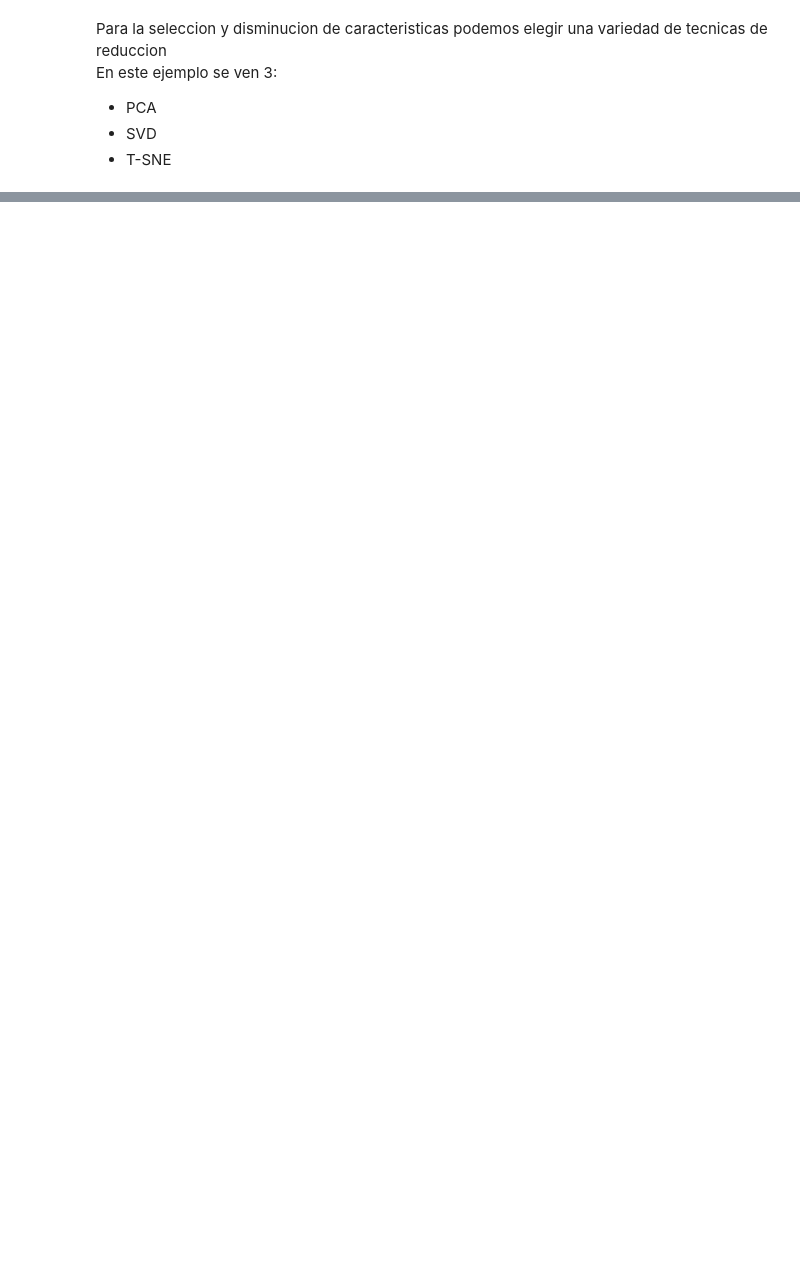
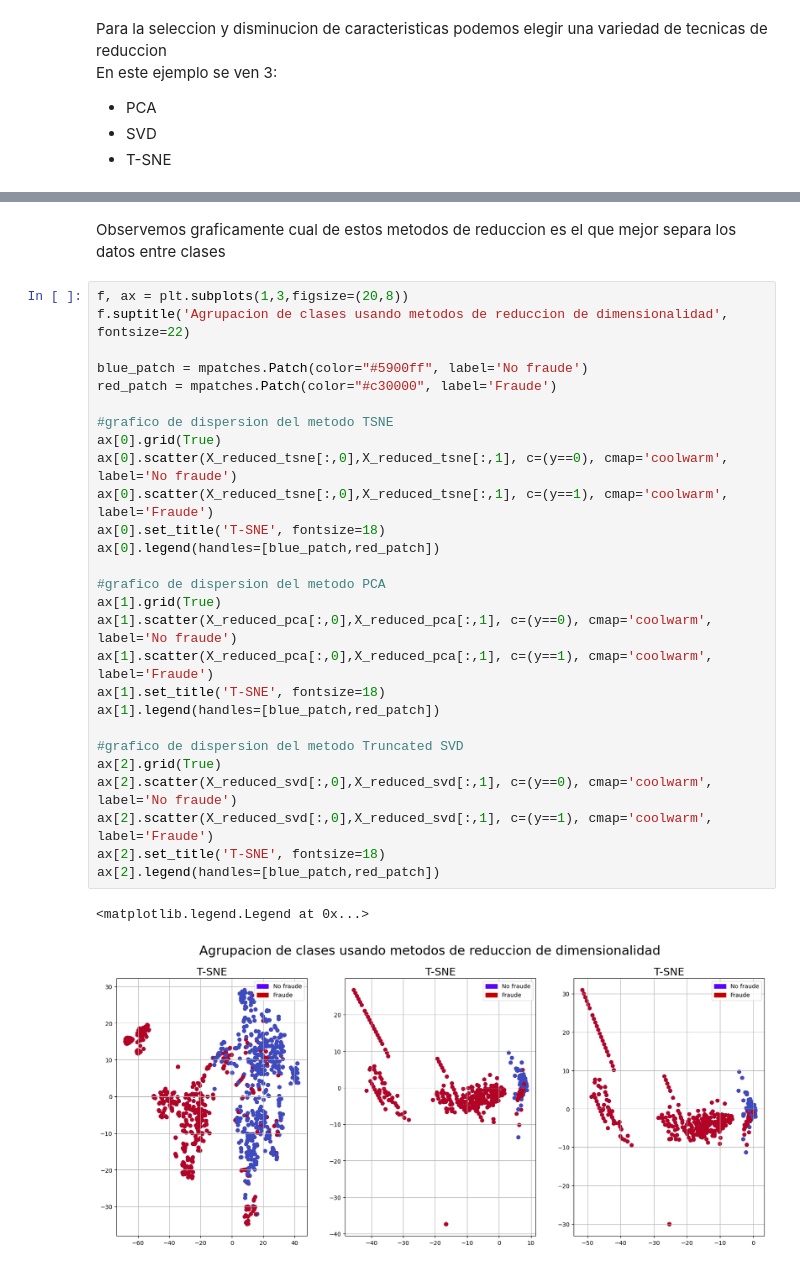
Before and after one commit to matiasbarriosled/transacciones_fraudes, a Jupyter notebook: transacciones.ipynb, the cells around one changed output, grey strips where cells are left out. Drawn from its saved outputs; the diff is of its cells as text; blank space fills up the shorter version.

```diff
--- a/transacciones.ipynb
+++ b/transacciones.ipynb
@@ -524,0 +524,32 @@ Truncated SVD llevo: 0.0018seg
+# %% [markdown]
+Observemos graficamente cual de estos metodos de reduccion es el que mejor separa los datos entre clases
+# %%
+f, ax = plt.subplots(1,3,figsize=(20,8))
+f.suptitle('Agrupacion de clases usando metodos de reduccion de dimensionalidad', fontsize=22)
+
+blue_patch = mpatches.Patch(color="#5900ff", label='No fraude')
+red_patch = mpatches.Patch(color="#c30000", label='Fraude')
+
+#grafico de dispersion del metodo TSNE
+ax[0].grid(True)
+ax[0].scatter(X_reduced_tsne[:,0],X_reduced_tsne[:,1], c=(y==0), cmap='coolwarm', label='No fraude')
+ax[0].scatter(X_reduced_tsne[:,0],X_reduced_tsne[:,1], c=(y==1), cmap='coolwarm', label='Fraude')
+ax[0].set_title('T-SNE', fontsize=18)
+ax[0].legend(handles=[blue_patch,red_patch])
+
+#grafico de dispersion del metodo PCA
+ax[1].grid(True)
+ax[1].scatter(X_reduced_pca[:,0],X_reduced_pca[:,1], c=(y==0), cmap='coolwarm', label='No fraude')
+ax[1].scatter(X_reduced_pca[:,0],X_reduced_pca[:,1], c=(y==1), cmap='coolwarm', label='Fraude')
+ax[1].set_title('T-SNE', fontsize=18)
+ax[1].legend(handles=[blue_patch,red_patch])
+
+#grafico de dispersion del metodo Truncated SVD
+ax[2].grid(True)
+ax[2].scatter(X_reduced_svd[:,0],X_reduced_svd[:,1], c=(y==0), cmap='coolwarm', label='No fraude')
+ax[2].scatter(X_reduced_svd[:,0],X_reduced_svd[:,1], c=(y==1), cmap='coolwarm', label='Fraude')
+ax[2].set_title('T-SNE', fontsize=18)
+ax[2].legend(handles=[blue_patch,red_patch])
+# %% [output]
+<matplotlib.legend.Legend at 0x...>
+[figure, added]
```
Also changed, not shown: parts of 16 cells of this notebook.
